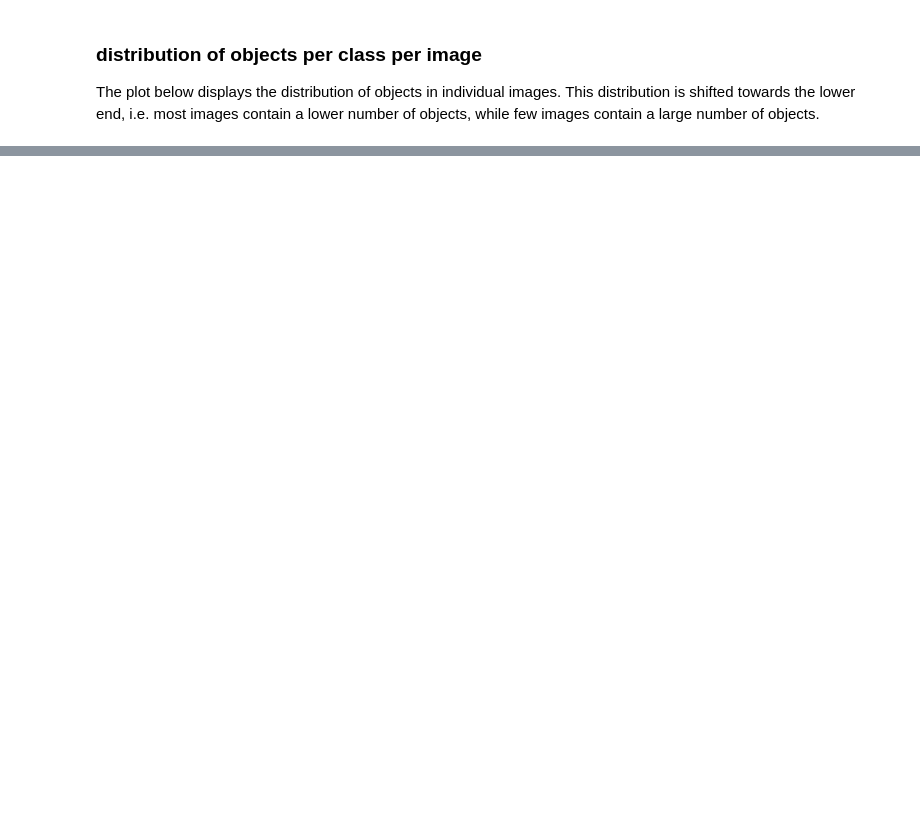
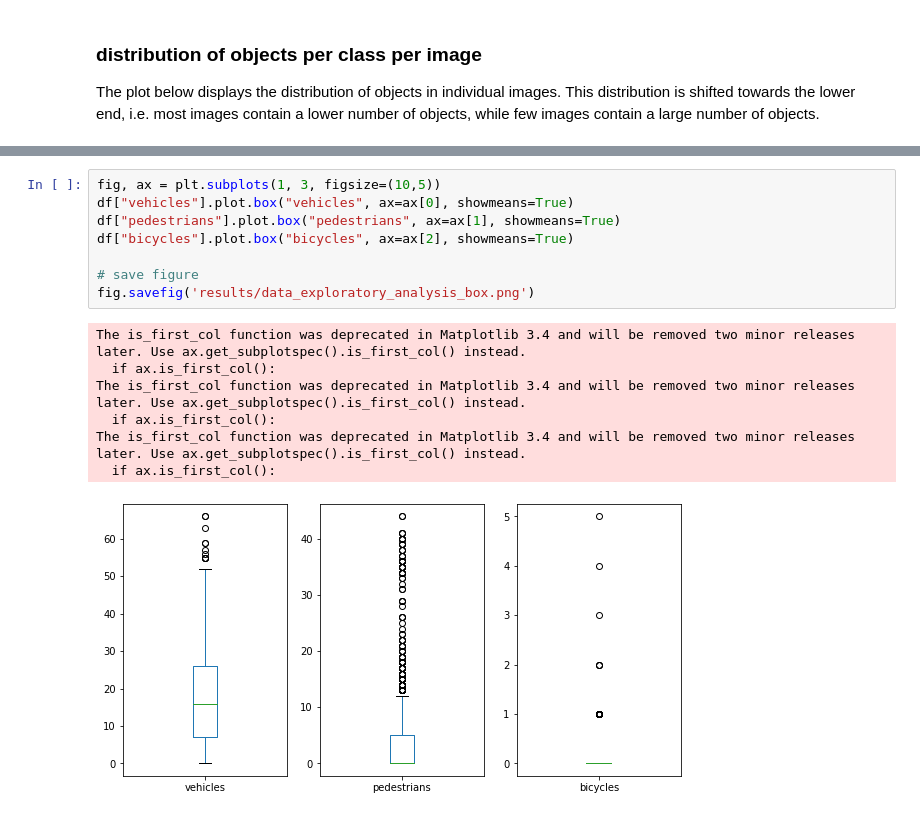
Before and after one commit to Andrea-Schulz/UdacitySDCE_Project1, a Jupyter notebook: Exploratory+Data+Analysis.ipynb, the cells around one changed output, grey strips where cells are left out. Cells and saved outputs as stored; diff of their text form; blank space fills up the shorter version.

```diff
--- a/Exploratory+Data+Analysis.ipynb
+++ b/Exploratory+Data+Analysis.ipynb
@@ -280,0 +246,16 @@ The plot below shows the average brightness across a set of x images.
+# %%
+fig, ax = plt.subplots(1, 3, figsize=(10,5))
+df["vehicles"].plot.box("vehicles", ax=ax[0], showmeans=True)
+df["pedestrians"].plot.box("pedestrians", ax=ax[1], showmeans=True)
+df["bicycles"].plot.box("bicycles", ax=ax[2], showmeans=True)
+
+# save figure
+fig.savefig('results/data_exploratory_analysis_box.png')
+# %% [output]
+The is_first_col function was deprecated in Matplotlib 3.4 and will be removed two minor releases later. Use ax.get_subplotspec().is_first_col() instead.
+  if ax.is_first_col():
+The is_first_col function was deprecated in Matplotlib 3.4 and will be removed two minor releases later. Use ax.get_subplotspec().is_first_col() instead.
+  if ax.is_first_col():
+The is_first_col function was deprecated in Matplotlib 3.4 and will be removed two minor releases later. Use ax.get_subplotspec().is_first_col() instead.
+  if ax.is_first_col():
+[figure, added]
```
Also changed, not shown: parts of 11 cells of this notebook, 7 other files.
